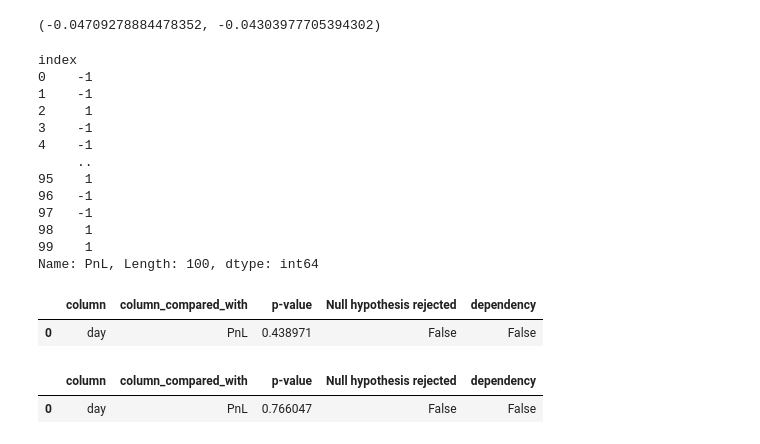
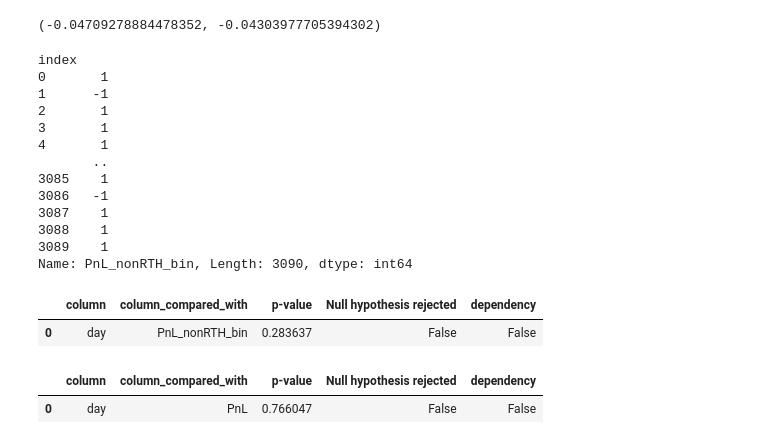
Before and after one commit to satishsolanki0409/finTech-projects, a Jupyter notebook: test.ipynb, the cells around one changed output. Drawn from its saved outputs; the diff is of its cells as text; code cells hidden in the pictures.

```diff
--- a/test.ipynb
+++ b/test.ipynb
@@ -16,4 +17,6 @@ with open('ALPHAVANTAGE_API_KEY') as f:
 ts = TimeSeries(API_KEY, output_format='pandas', indexing_type='integer')
 ti = TechIndicators(key=API_KEY, output_format='pandas')
 # %%
-df, dm = ts.get_daily('META', outputsize='full')
+def getDailyData(ticker):
+    priceData, metaData = ts.get_daily(ticker, outputsize='full')
+    return priceData, metaData
@@ -50,3 +63,6 @@ def sample_mean_distribution(population, sample_size, num_samples):
         sample_mean = np.mean(sample)
         sample_means.append(sample_mean)
     return sample_means
+# %%
+df, dm = getDailyData('META')
+df.shape
@@ -52,0 +71,2 @@ def sample_mean_distribution(population, sample_size, num_samples):
+# %%
+updateAndSave(df, dm)
@@ -169,22 +191,22 @@ confidence_interval
 # %% [output]
 (-0.04709278884478352, -0.04303977705394302)
 # %%
-df['PnL'] = np.where((df['4. close']-df['1. open'])<0, -1, 1)
-df['PnL']
+df['PnL_nonRTH_bin'] = np.where((df['PnL_nonRTH'])<0, -1, 1)
+df['PnL_nonRTH_bin']
 # %% [output]
 index
-0    -1
-1    -1
-2     1
-3    -1
-4    -1
-     ..
-95    1
-96   -1
-97   -1
-98    1
-99    1
-Name: PnL, Length: 100, dtype: int64
+0       1
+1      -1
+2       1
+3       1
+4       1
+       ..
+3085    1
+3086   -1
+3087    1
+3088    1
+3089    1
+Name: PnL_nonRTH_bin, Length: 3090, dtype: int64
 # %%
 # https://medium.com/@smitpate08/unleashing-the-power-of-categorical-relationships-with-pandas-in-python-82fbe3917338
 # based on this doc, relationship testing
@@ -221,10 +243,10 @@ def check_relationship(data, alpha = 0.05):
             results.append({'column': col1, 'column_compared_with': col2, 'p-value': p, 'Null hypothesis rejected': reject_null_hypothesis, 'dependency': dependency})
     return pd.DataFrame(results).sort_values(by='p-value', ascending=False)
 # %%
-check_relationship(df[['day', 'PnL']])
+check_relationship(df[['day', 'PnL_nonRTH_bin']])
 # %% [output]
 |  | column | column_compared_with | p-value | Null hypothesis rejected | dependency |
-| 0 | day | PnL | 0.438971 | False | False |
+| 0 | day | PnL_nonRTH_bin | 0.283637 | False | False |
 # %%
 df, dm = ts.get_weekly('META')
 # %%
```
Also changed, not shown: parts of 12 cells of this notebook.
